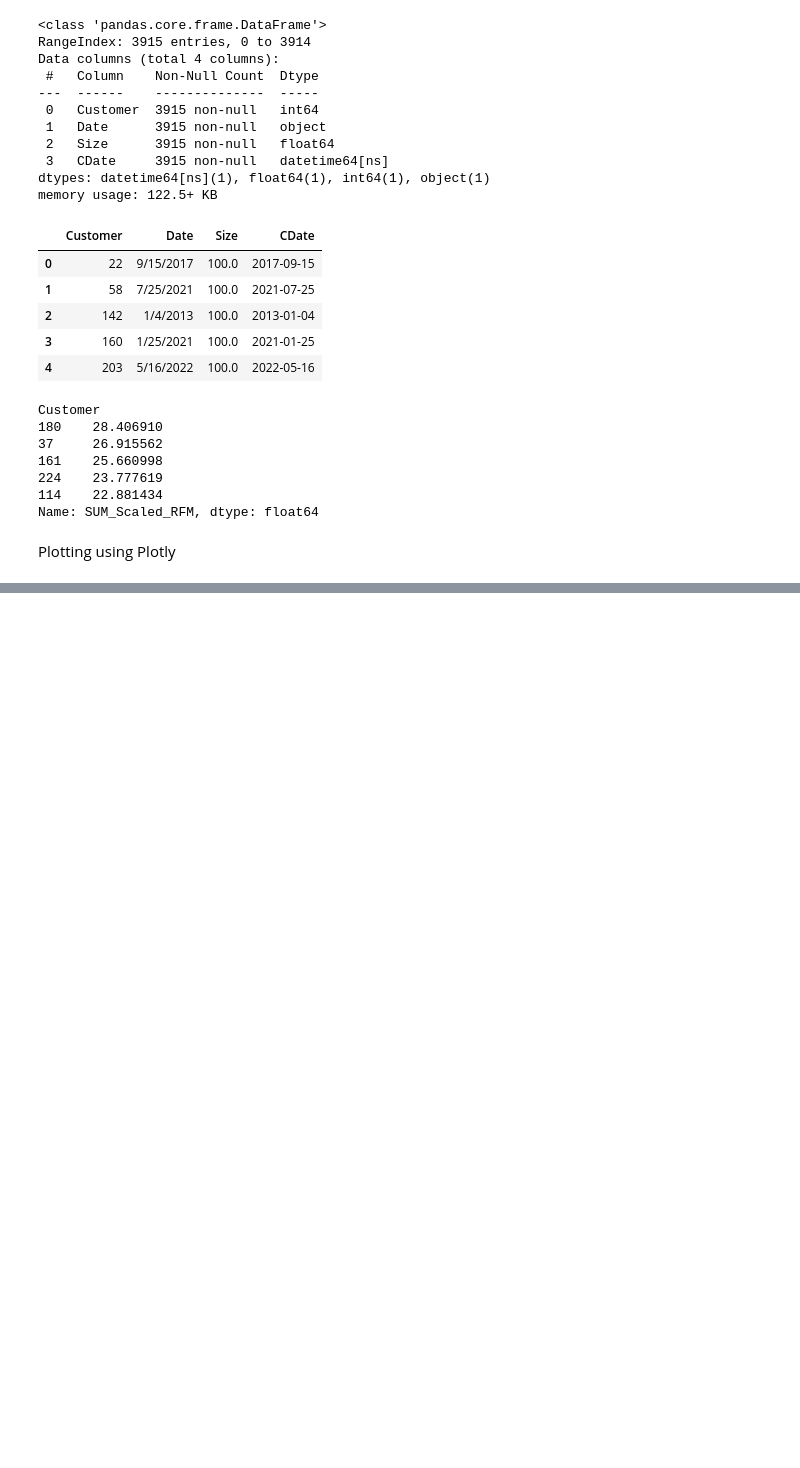
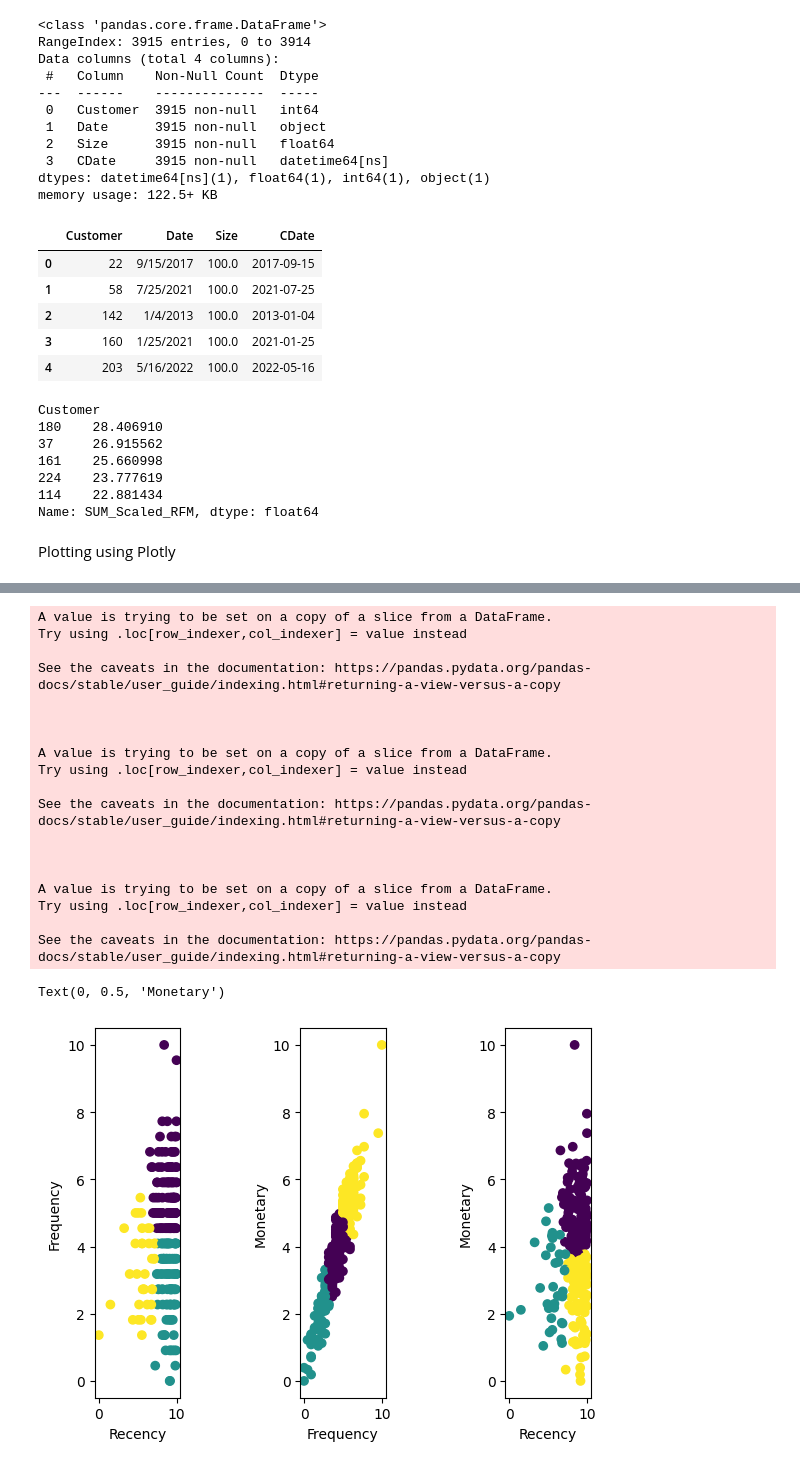
Before and after one commit to KSaiBharadwaj/Fraud_Analytics_HWs_Concepts, a Jupyter notebook: DSO562_HW3.ipynb, the cells around one changed output, grey strips where cells are left out. Cells and saved outputs as stored; diff of their text form; code cells hidden in the pictures; blank space fills up the shorter version.

```diff
--- a/DSO562_HW3.ipynb
+++ b/DSO562_HW3.ipynb
@@ -133,0 +119,17 @@ pio.show(figure)
+# %%
+# Fitting the RFM Data
+
+clusVals = clf.fit_predict(RFM)
+
+RFM["Cluster"] = clusVals
+
+figure_cluster = px.scatter_3d(
+    data_frame=RFM,
+    x = "Scaled_Frequency",
+    y = "Scaled_Recency",
+    z = "Scaled_Monetary",
+    color="Cluster",
+    title = "RFM Cluster Plot",
+)
+
+pio.show(figure_cluster)
@@ -133,0 +150,48 @@ pio.show(figure)
+# %%
+# Segregating data for Clustering
+r_f = RFM[["Scaled_Recency","Scaled_Frequency"]]
+f_m = RFM[["Scaled_Frequency","Scaled_Monetary"]]
+r_m = RFM[["Scaled_Recency","Scaled_Monetary"]]
+
+rfc = clf.fit(r_f)
+r_f["labels"] = rfc.labels_
+
+fmc = clf.fit(f_m)
+f_m["labels"] = fmc.labels_
+
+rmc = clf.fit(r_m)
+r_m["labels"] = rmc.labels_
+
+plt.subplot(1,5,1)
+plt.scatter(x=r_f['Scaled_Recency'], y=r_f['Scaled_Frequency'], c=r_f['labels'])
+plt.xlabel("Recency")
+plt.ylabel("Frequency")
+plt.subplot(1,5,3)
+plt.scatter(x=f_m['Scaled_Frequency'], y=f_m['Scaled_Monetary'], c=f_m['labels'])
+plt.xlabel("Frequency")
+plt.ylabel("Monetary")
+plt.subplot(1,5,5)
+plt.scatter(x=r_m['Scaled_Recency'], y=r_m['Scaled_Monetary'], c=r_m['labels'])
+plt.xlabel("Recency")
+plt.ylabel("Monetary")
+# %% [output]
+A value is trying to be set on a copy of a slice from a DataFrame.
+Try using .loc[row_indexer,col_indexer] = value instead
+
+See the caveats in the documentation: https://pandas.pydata.org/pandas-docs/stable/user_guide/indexing.html#returning-a-view-versus-a-copy
+
+
+
+A value is trying to be set on a copy of a slice from a DataFrame.
+Try using .loc[row_indexer,col_indexer] = value instead
+
+See the caveats in the documentation: https://pandas.pydata.org/pandas-docs/stable/user_guide/indexing.html#returning-a-view-versus-a-copy
+
+
+
+A value is trying to be set on a copy of a slice from a DataFrame.
+Try using .loc[row_indexer,col_indexer] = value instead
+
+See the caveats in the documentation: https://pandas.pydata.org/pandas-docs/stable/user_guide/indexing.html#returning-a-view-versus-a-copy
+Text(0, 0.5, 'Monetary')
+[figure, added]
```
Also changed, not shown: parts of 19 cells of this notebook.
